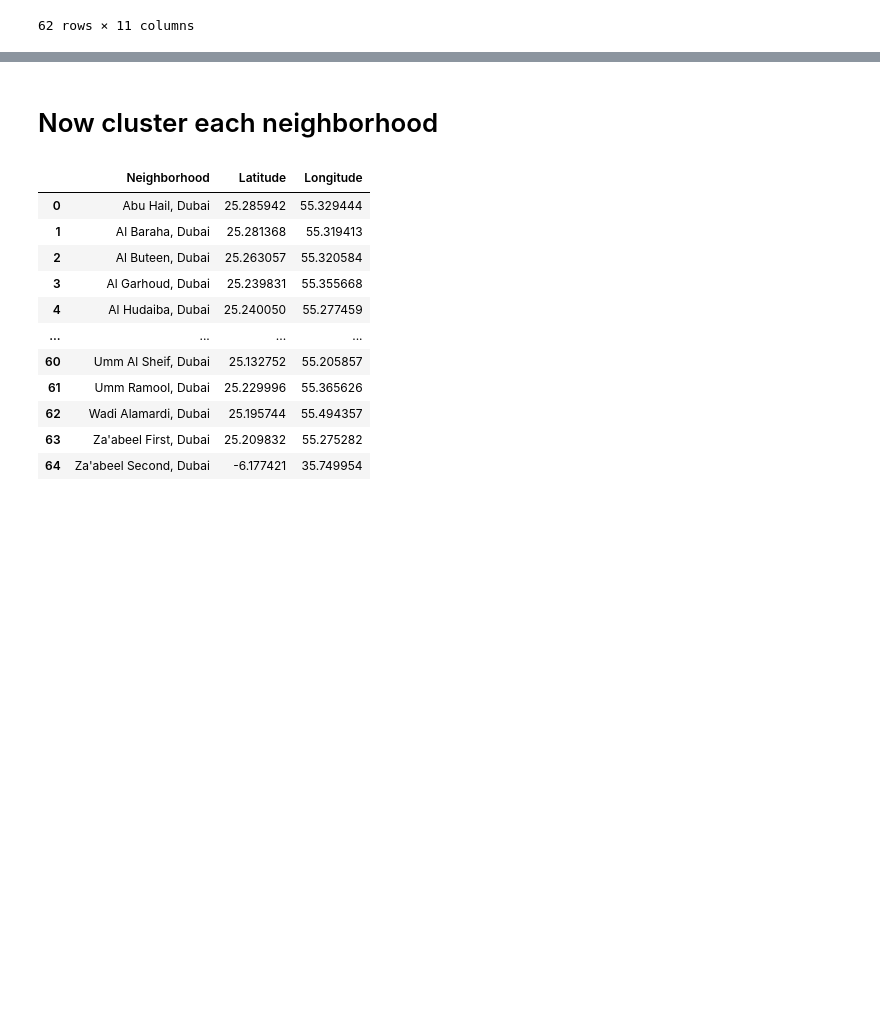
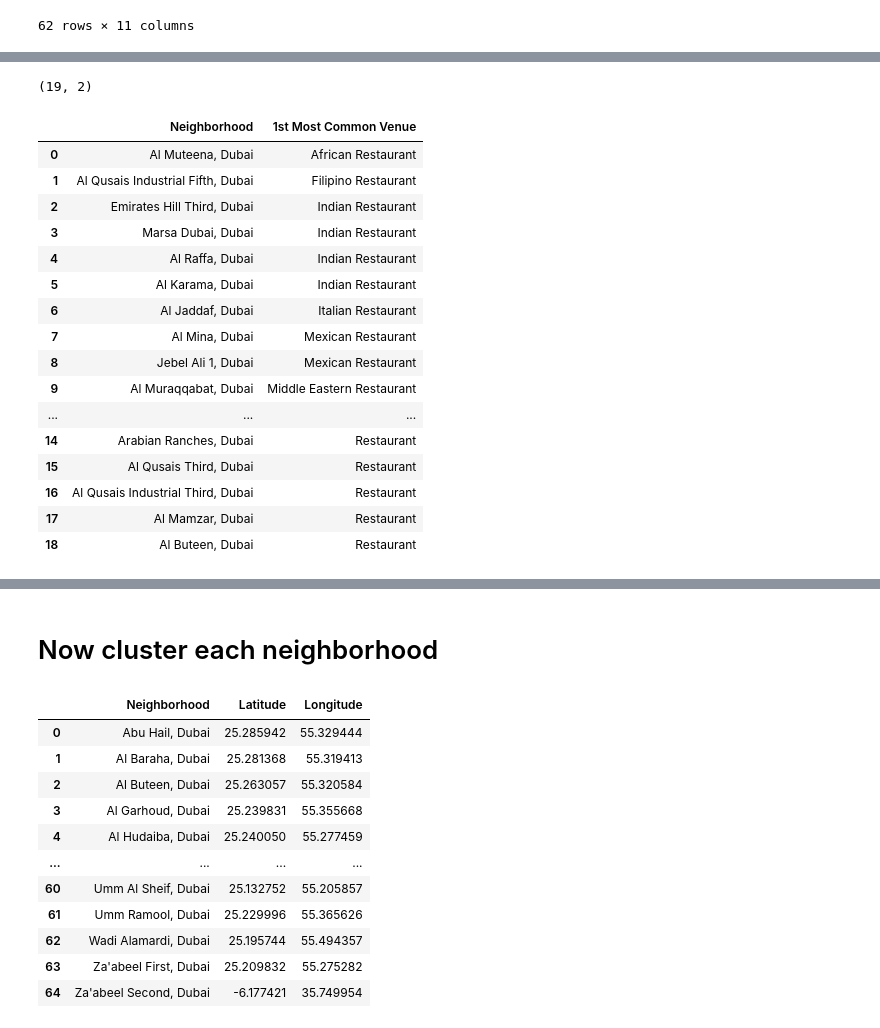
Before and after one commit to Vj-Ydv/Data_science_capstone, a Jupyter notebook: Final_Capstone/Data_science_capstone_final.ipynb, the cells around one changed output, grey strips where cells are left out. Drawn from its saved outputs; the diff is of its cells as text; code cells hidden in the pictures; blank space fills up the shorter version.

```diff
--- a/Final_Capstone/Data_science_capstone_final.ipynb
+++ b/Final_Capstone/Data_science_capstone_final.ipynb
@@ -730,0 +820,24 @@ neighborhoods_venues_sorted
+# %%
+#Neighborhood in Dubai famous for restaurant
+df_rest = most_common1[most_common1['1st Most Common Venue'].str.contains('Restaurant')].reset_index(drop=True)
+print(df_rest.shape)
+df_rest
+# %% [output]
+(19, 2)
+|  | Neighborhood | 1st Most Common Venue |
+| 0 | Al Muteena, Dubai | African Restaurant |
+| 1 | Al Qusais Industrial Fifth, Dubai | Filipino Restaurant |
+| 2 | Emirates Hill Third, Dubai | Indian Restaurant |
+| 3 | Marsa Dubai, Dubai | Indian Restaurant |
+| 4 | Al Raffa, Dubai | Indian Restaurant |
+| 5 | Al Karama, Dubai | Indian Restaurant |
+| 6 | Al Jaddaf, Dubai | Italian Restaurant |
+| 7 | Al Mina, Dubai | Mexican Restaurant |
+| 8 | Jebel Ali 1, Dubai | Mexican Restaurant |
+| 9 | Al Muraqqabat, Dubai | Middle Eastern Restaurant |
+| ... | ... | ... |
+| 14 | Arabian Ranches, Dubai | Restaurant |
+| 15 | Al Qusais Third, Dubai | Restaurant |
+| 16 | Al Qusais Industrial Third, Dubai | Restaurant |
+| 17 | Al Mamzar, Dubai | Restaurant |
+| 18 | Al Buteen, Dubai | Restaurant |
```
Also changed, not shown: parts of 13 cells of this notebook.
